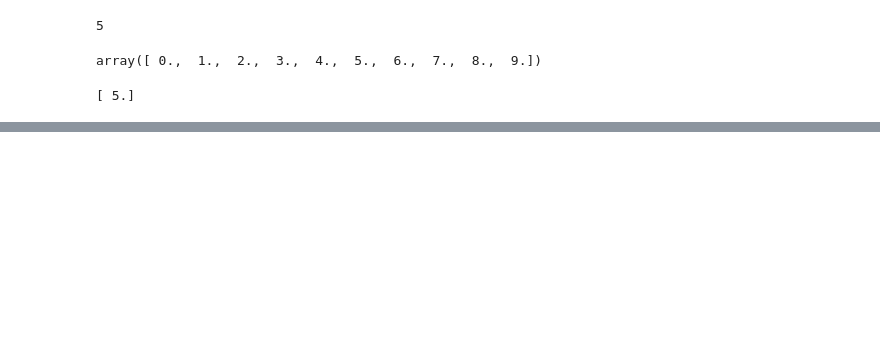
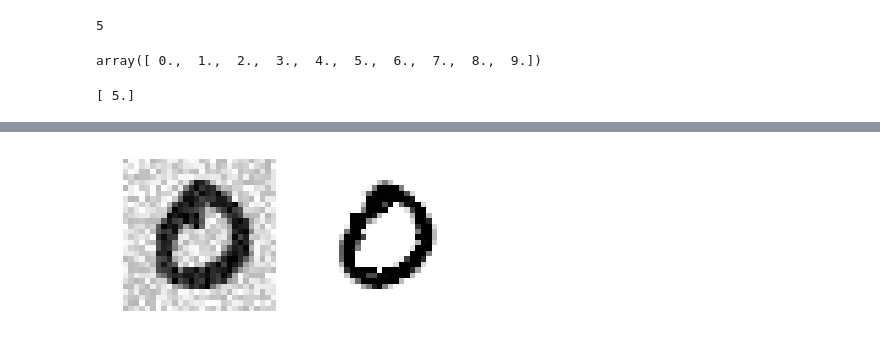
Before and after one commit to liangbinbin688/ml_01, a Jupyter notebook: 03_classer.ipynb, the cells around one changed output, grey strips where cells are left out. Saved outputs shown, nothing was run; the diff lists cells and outputs as text; code cells hidden in the pictures; blank space fills up the shorter version.

```diff
--- a/03_classer.ipynb
+++ b/03_classer.ipynb
@@ -216,0 +311,18 @@ array([[ 0.1,  0.1,  0. ,  0.1,  0. ,  0.7,  0. ,  0. ,  0. ,  0. ]])
+# %%
+some_index=100
+knn_clf.fit(X_train_mod,y_train_mod)
+clean_digit=knn_clf.predict([X_test_mod[some_index]])
+%matplotlib inline
+some_digit_mod_test = X_test_mod[some_index]
+some_digit_image =some_digit_mod_test.reshape(28, 28)
+some_digit_image_predict=clean_digit.reshape(28,28)
+plt.subplot(1,2,1)
+plt.imshow(some_digit_image, cmap = matplotlib.cm.binary, interpolation="nearest")
+plt.axis("off")
+plt.subplot(1,2,2)
+plt.imshow(some_digit_image_predict,cmap = matplotlib.cm.binary, interpolation="nearest")
+plt.axis("off")
+plt.show()
+#plot_digit(clean_digit)
+# %% [output]
+[figure, added]
```
Also changed, not shown: parts of 28 cells of this notebook.
